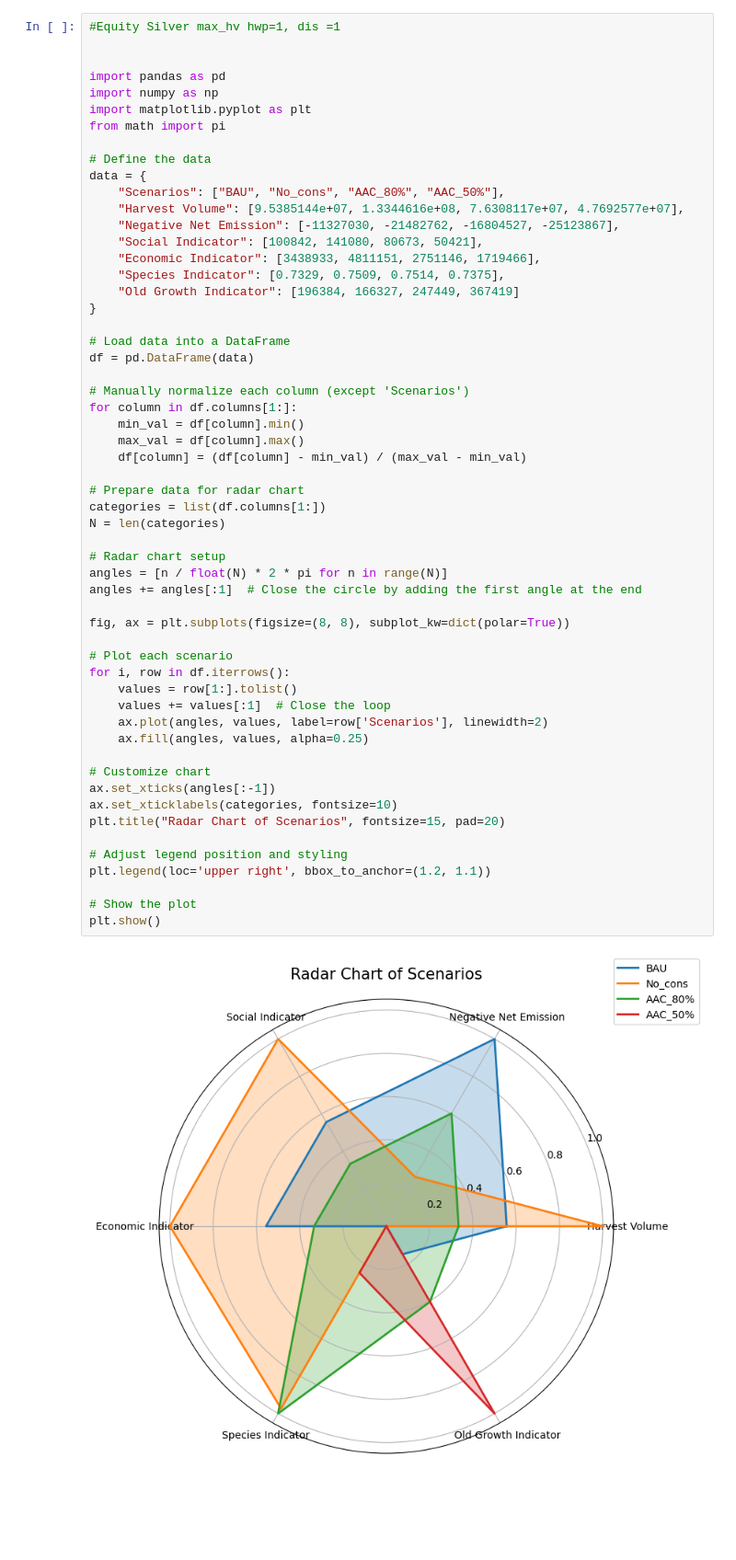
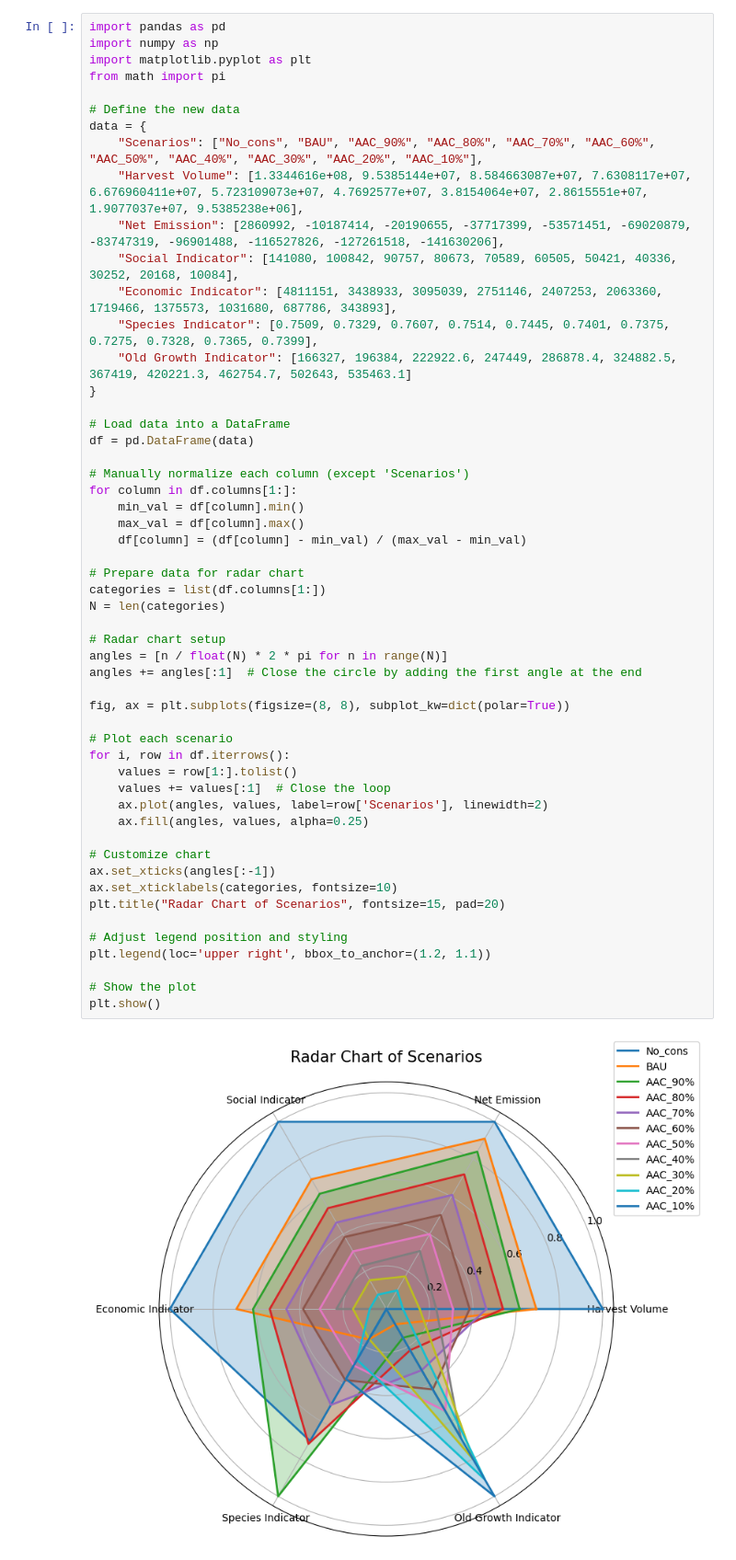
Before and after one commit to UBC-FRESH/nbds_mining, a Jupyter notebook: plot.ipynb, the cells around one changed output. Shown at 92% size. Saved outputs shown, nothing was run; the diff lists cells and outputs as text; blank space fills up the shorter version.

Commit message:
create the radar plots

```diff
--- a/plot.ipynb
+++ b/plot.ipynb
@@ -1,21 +1,18 @@
 # %%
-#Equity Silver max_hv hwp=1, dis =1
-
-
 import pandas as pd
 import numpy as np
 import matplotlib.pyplot as plt
 from math import pi
 
-# Define the data
+# Define the new data
 data = {
-    "Scenarios": ["BAU", "No_cons", "AAC_80%", "AAC_50%"],
-    "Harvest Volume": [9.5385144e+07, 1.3344616e+08, 7.6308117e+07, 4.7692577e+07],
-    "Negative Net Emission": [-11327030, -21482762, -16804527, -25123867],
-    "Social Indicator": [100842, 141080, 80673, 50421],
-    "Economic Indicator": [3438933, 4811151, 2751146, 1719466],
-    "Species Indicator": [0.7329, 0.7509, 0.7514, 0.7375],
-    "Old Growth Indicator": [196384, 166327, 247449, 367419]
+    "Scenarios": ["No_cons", "BAU", "AAC_90%", "AAC_80%", "AAC_70%", "AAC_60%", "AAC_50%", "AAC_40%", "AAC_30%", "AAC_20%", "AAC_10%"],
+    "Harvest Volume": [1.3344616e+08, 9.5385144e+07, 8.584663087e+07, 7.6308117e+07, 6.676960411e+07, 5.723109073e+07, 4.7692577e+07, 3.8154064e+07, 2.8615551e+07, 1.9077037e+07, 9.5385238e+06],
+    "Net Emission": [2860992, -10187414, -20190655, -37717399, -53571451, -69020879, -83747319, -96901488, -116527826, -127261518, -141630206],
+    "Social Indicator": [141080, 100842, 90757, 80673, 70589, 60505, 50421, 40336, 30252, 20168, 10084],
+    "Economic Indicator": [4811151, 3438933, 3095039, 2751146, 2407253, 2063360, 1719466, 1375573, 1031680, 687786, 343893],
+    "Species Indicator": [0.7509, 0.7329, 0.7607, 0.7514, 0.7445, 0.7401, 0.7375, 0.7275, 0.7328, 0.7365, 0.7399],
+    "Old Growth Indicator": [166327, 196384, 222922.6, 247449, 286878.4, 324882.5, 367419, 420221.3, 462754.7, 502643, 535463.1]
 }
 
 # Load data into a DataFrame
@@ -28,31 +25,31 @@ for column in df.columns[1:]:
     df[column] = (df[column] - min_val) / (max_val - min_val)
 
 # Prepare data for radar chart
 categories = list(df.columns[1:])
 N = len(categories)
 
 # Radar chart setup
 angles = [n / float(N) * 2 * pi for n in range(N)]
 angles += angles[:1]  # Close the circle by adding the first angle at the end
 
 fig, ax = plt.subplots(figsize=(8, 8), subplot_kw=dict(polar=True))
 
 # Plot each scenario
 for i, row in df.iterrows():
     values = row[1:].tolist()
     values += values[:1]  # Close the loop
     ax.plot(angles, values, label=row['Scenarios'], linewidth=2)
     ax.fill(angles, values, alpha=0.25)
 
 # Customize chart
 ax.set_xticks(angles[:-1])
 ax.set_xticklabels(categories, fontsize=10)
 plt.title("Radar Chart of Scenarios", fontsize=15, pad=20)
 
 # Adjust legend position and styling
 plt.legend(loc='upper right', bbox_to_anchor=(1.2, 1.1))
 
 # Show the plot
 plt.show()
 # %% [output]
-[figure, old version]
+[figure, new version]
```
Also changed, not shown: parts of 13 cells of this notebook.
